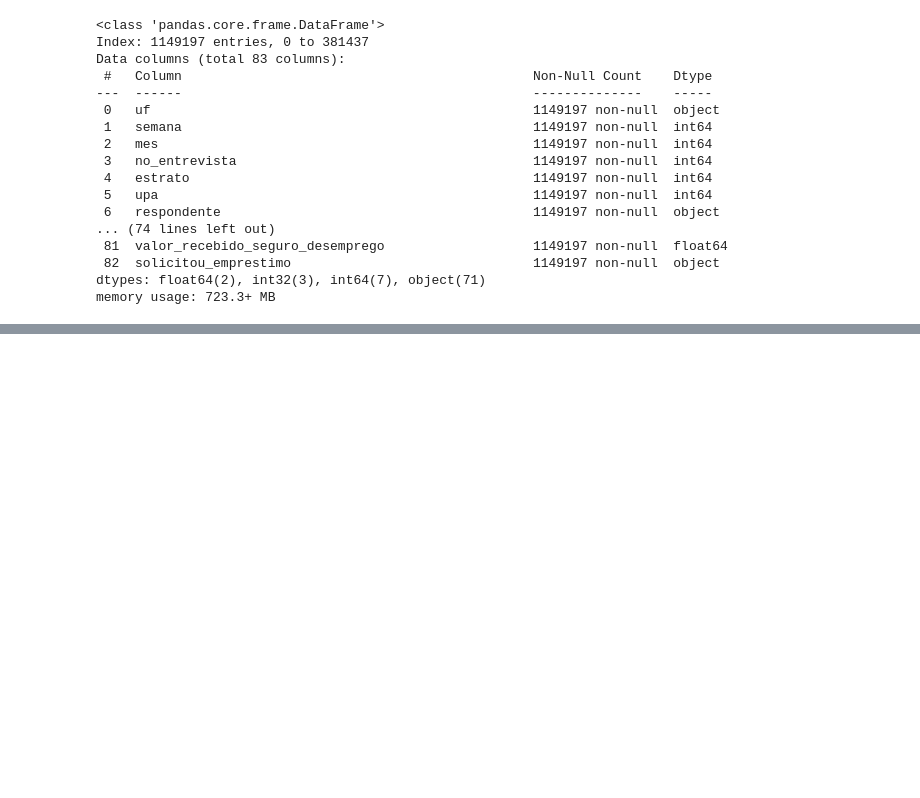
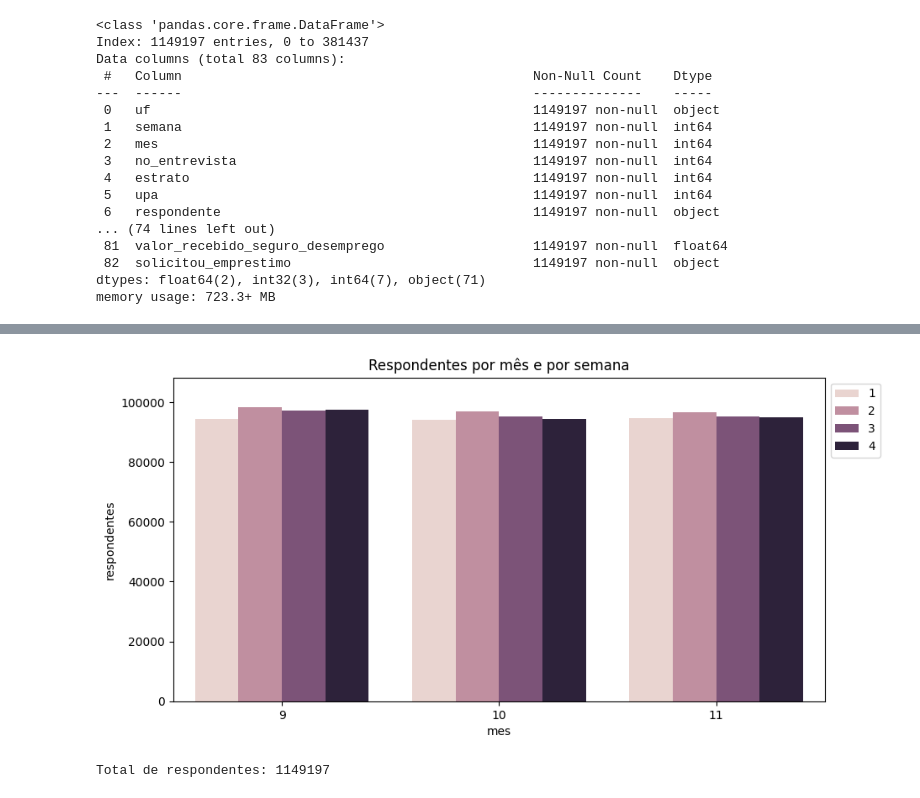
Before and after one commit to cams1313/Fase3_FIAP_DataAnalytics, a Jupyter notebook: Tratamento_dos_Dados.ipynb, the cells around one changed output, grey strips where cells are left out. Cells and saved outputs as stored; diff of their text form; code cells hidden in the pictures; blank space fills up the shorter version.

```diff
--- a/Tratamento_dos_Dados.ipynb
+++ b/Tratamento_dos_Dados.ipynb
@@ -1999,0 +2040,4 @@ df.to_csv('C:/Users/camil/OneDrive/Área de Trabalho/Pós Graduação/Fase 3/Tec
+# %%
+id_df = pd.read_csv('C:/Users/camil/OneDrive/Área de Trabalho/Pós Graduação/Fase 3/Tech Challenge/BasesTratadas/id_df.csv')
+
+id_df.head()
@@ -1999,0 +2051,17 @@ df.to_csv('C:/Users/camil/OneDrive/Área de Trabalho/Pós Graduação/Fase 3/Tec
+# %%
+# respondente por mês e por semana
+respondentes = id_df.groupby(['mes', 'semana']).size().reset_index(name='respondentes')
+
+fig, ax = plt.subplots(figsize=(10, 5))
+sns.barplot(data=respondentes, x='mes', y='respondentes', hue='semana', ax=ax)
+plt.title('Respondentes por mês e por semana')
+plt.ylim(0, respondentes['respondentes'].max() * 1.1)
+plt.legend(loc='upper left', bbox_to_anchor=(1, 1))
+plt.show()
+# %% [output]
+[figure, added]
+# %%
+# print total de respondentes
+print(f'Total de respondentes: {respondentes.respondentes.sum()}')
+# %% [output]
+Total de respondentes: 1149197
```
Also changed, not shown: parts of 34 cells of this notebook.
